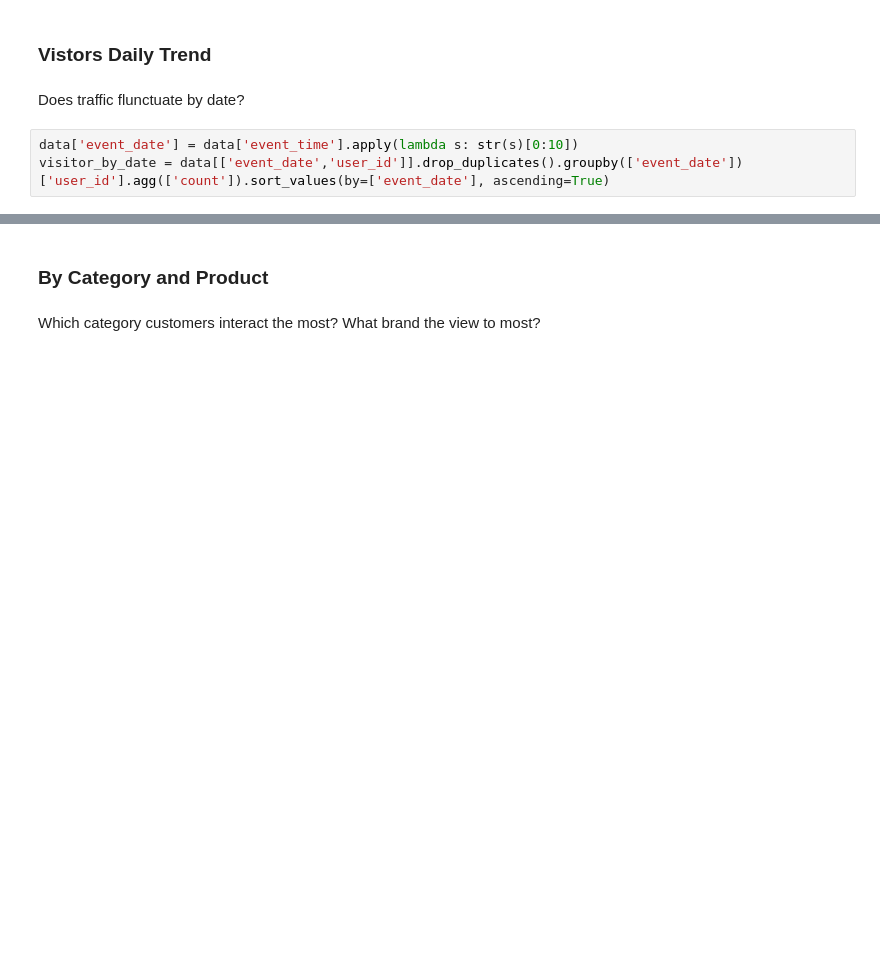
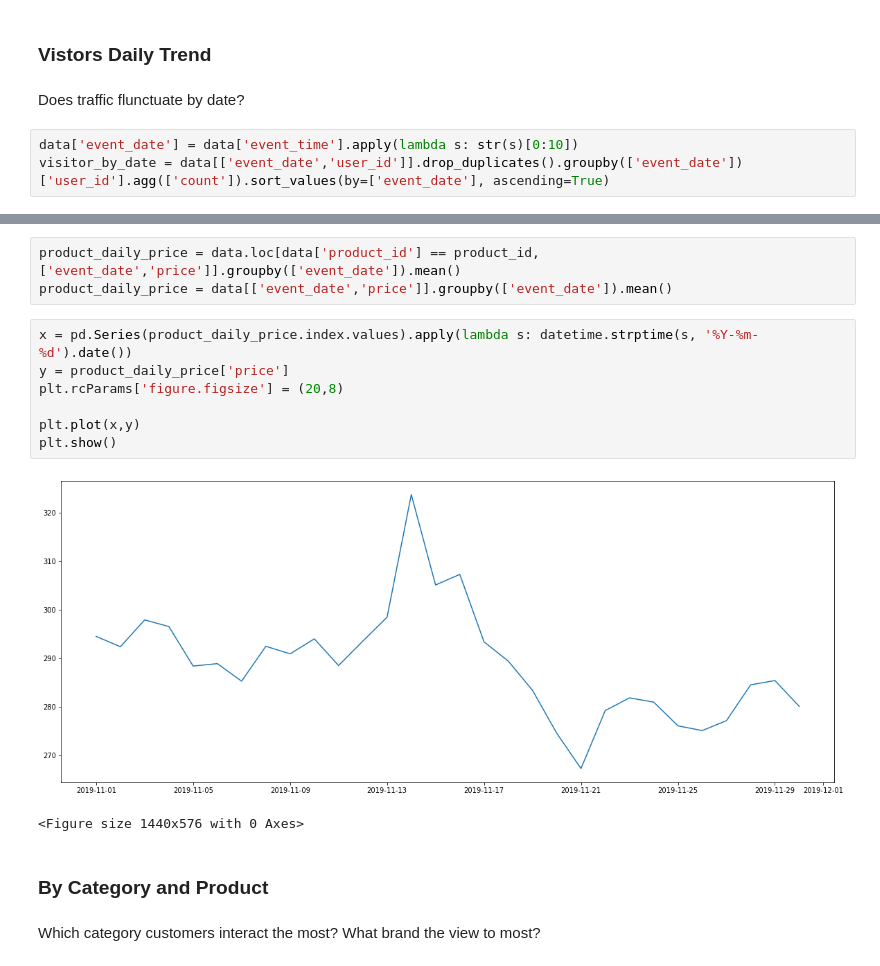
Before and after one commit to andypwyu/eCommerce-behavior, a Jupyter notebook: eCommerce behavior data from multi category store.ipynb, the cells around one changed output, grey strips where cells are left out. Cells and saved outputs as stored; diff of their text form; blank space fills up the shorter version.

```diff
--- a/eCommerce behavior data from multi category store.ipynb
+++ b/eCommerce behavior data from multi category store.ipynb
@@ -73,3 +81,16 @@ plt.savefig('Vistors_Daily_Trend.png')
+# %%
+product_daily_price = data.loc[data['product_id'] == product_id,['event_date','price']].groupby(['event_date']).mean()
+product_daily_price = data[['event_date','price']].groupby(['event_date']).mean()
+# %%
+x = pd.Series(product_daily_price.index.values).apply(lambda s: datetime.strptime(s, '%Y-%m-%d').date())
+y = product_daily_price['price']
+plt.rcParams['figure.figsize'] = (20,8)
+
+plt.plot(x,y)
+plt.show()
+# %% [output]
+[figure, added]
+<Figure size 1440x576 with 0 Axes>
 # %% [markdown]
 ### By Category and Product
 # %% [markdown]
```
Also changed, not shown: parts of 13 cells of this notebook.
